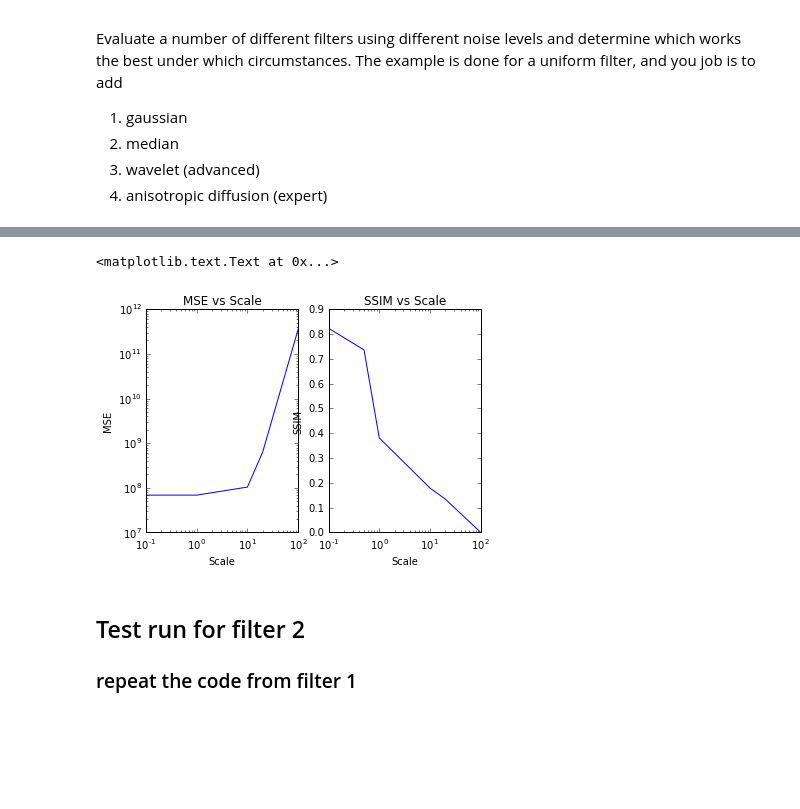
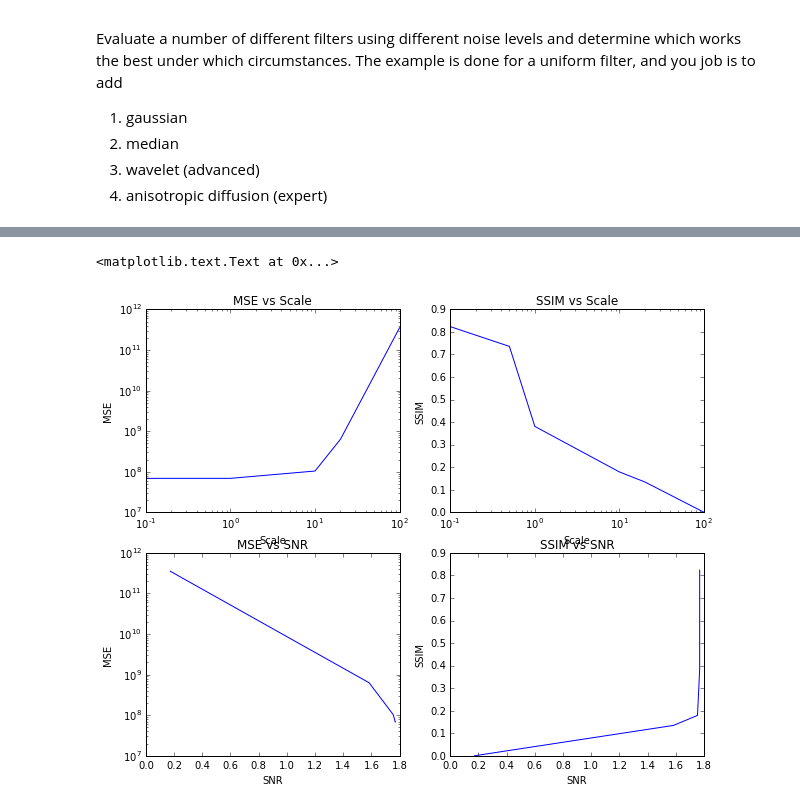
Before and after one commit to martinholub/Quantitative-Big-Imaging-2017, a Jupyter notebook: Exercises/02-files/Exercise4.ipynb, the cells around one changed output, grey strips where cells are left out. Drawn from its saved outputs; the diff is of its cells as text; code cells hidden in the pictures; blank space fills up the shorter version.

````diff
--- a/Exercises/02-files/Exercise4.ipynb
+++ b/Exercises/02-files/Exercise4.ipynb
@@ -27,7 +32,6 @@ Evaluate a number of different filters using different noise levels and determin
  3. wavelet (advanced)
  4. anisotropic diffusion (expert)
 # %%
-
 scales = [0.1, 0.5, 1, 10, 20, 100];
 
 Ntests = 10;
@@ -35,12 +39,19 @@ Ntests = 10;
 # initialize arrays for results
 mse1 = np.zeros((len(scales), Ntests), dtype = np.float32)
 ssim1 = np.zeros((len(scales), Ntests), dtype = np.float32)
+snr1 = np.zeros((len(scales), Ntests), dtype = np.float32)
 from scipy.ndimage.filters import uniform_filter
-current_filter = lambda img: uniform_filter(img, 5)
+current_filter = lambda img: uniform_filter(img, size = 5, mode = 'reflect')
 
+plt.figure(1)
 for i, c_scale in enumerate(scales):
     for j in range(Ntests):
-        x = current_filter(d+c_scale*np.random.uniform(-c_scale, c_scale, size = d.shape))
+        x = current_filter(d+c_scale*np.random.uniform(low = -c_scale, high = c_scale, size = d.shape))
         mse1[i,j]=mse(d,x);
         ssim1[i,j]=ssim(d,x);
+        xx = x[220:300, 220:300]; # cut out a region for SNR computation
+        snr1[i,j] = np.mean(xx)/np.std(xx)
     # Add some lines here to display the latest image in a subplot
+    plt.subplot(2, 3 ,i+1)
+    plt.imshow(x, cmap = 'gray')
+    plt.title('Scale = {0:f}'.format(c_scale))
@@ -47,14 +60,25 @@ for i, c_scale in enumerate(scales):
 # %%
-fig, (ax1, ax2) = plt.subplots(1,2)
+fig, ((ax1, ax2), (ax3, ax4)) = plt.subplots(2, 2, figsize=(10, 8))
 ax1.loglog(scales,np.mean(mse1,1)) # Add annotations for the plot and axes
 ax1.set_title('MSE vs Scale')
 ax1.set_xlabel('Scale')
 ax1.set_ylabel('MSE')
 
 ax2.semilogx(scales,np.mean(ssim1,1))
 ax2.set_title('SSIM vs Scale')
 ax2.set_xlabel('Scale')
 ax2.set_ylabel('SSIM')
+
+# make a version of the plot showing SNR instead of scale
+ax3.semilogy(np.mean(snr1,1),np.mean(mse1,1)) # Add annotations for the plot and axes
+ax3.set_title('MSE vs SNR')
+ax3.set_xlabel('SNR')
+ax3.set_ylabel('MSE')
+
+ax4.plot(np.mean(snr1,1),np.mean(ssim1,1))
+ax4.set_title('SSIM vs SNR')
+ax4.set_xlabel('SNR')
+ax4.set_ylabel('SSIM')
 # %% [output]
 <matplotlib.text.Text at 0x...>
-[figure, old version]
+[figure, new version]
@@ -63,6 +84,0 @@ ax2.set_ylabel('SSIM')
-# %% [markdown]
-## Test run for filter 2
-
-### repeat the code from filter 1
-
-```
````
Also changed, not shown: parts of 15 cells of this notebook.
